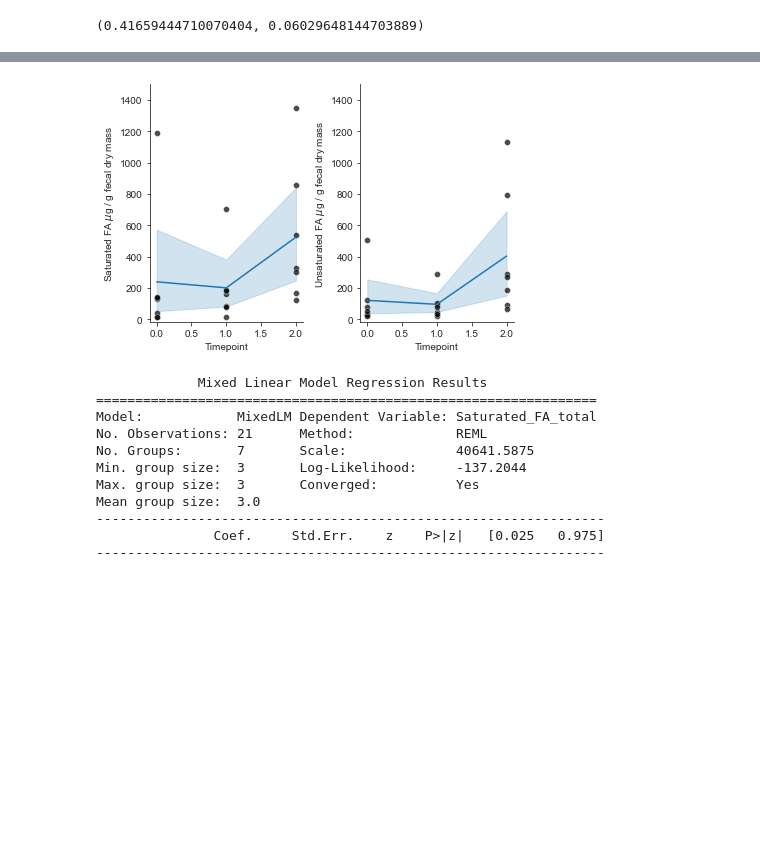
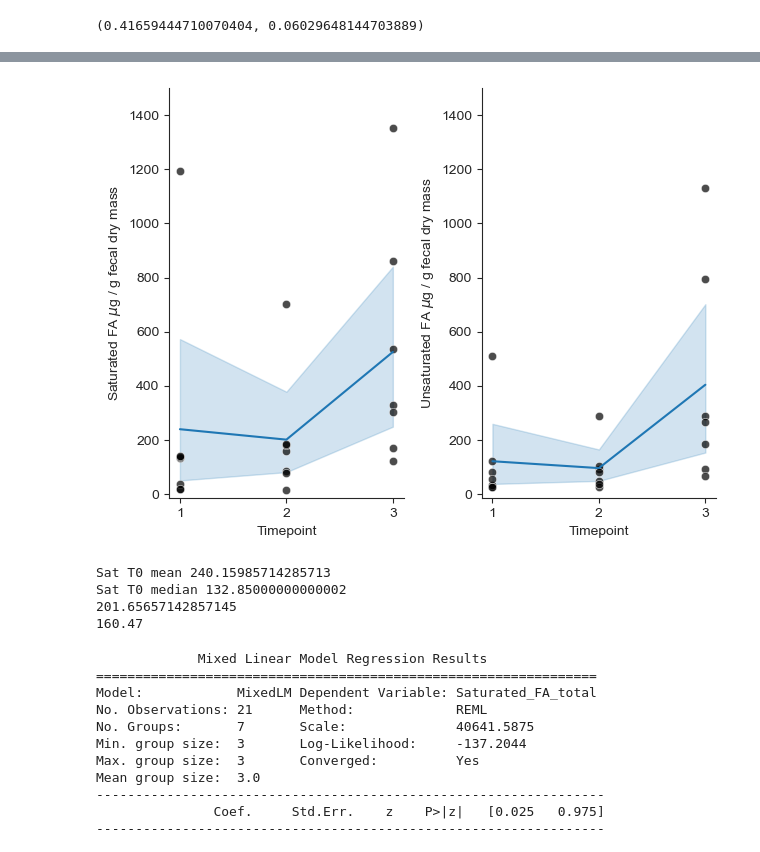
Before and after one commit to sterrettJD/Breastfed-Neonates, a Jupyter notebook: Metabolome.ipynb, the cells around one changed output, grey strips where cells are left out. Saved outputs shown, nothing was run; the diff lists cells and outputs as text; code cells hidden in the pictures; blank space fills up the shorter version.

Commit message:
fix timepoint x labs

```diff
--- a/Metabolome.ipynb
+++ b/Metabolome.ipynb
@@ -633,42 +667,56 @@ sns.scatterplot(y=metabo["Unsaturated FA total"],
 fig,axes = plt.subplots(nrows=1,ncols=2)
 
 sns.lineplot(y=metabo["Saturated FA total"],
-                 x=metadata["Timepoint"],
+                 x=metadata["Timepoint"]+1,
                  palette=["tab:blue"],
                  ax=axes[0])
 
 sns.scatterplot(y=metabo["Saturated FA total"],
-                   x=metadata["Timepoint"],
+                   x=metadata["Timepoint"]+1,
                    color=["black"], alpha=0.7,
                    ax=axes[0])
 
 
 
 sns.lineplot(y=metabo["Unsaturated FA total"],
-                 x=metadata["Timepoint"],
+                 x=metadata["Timepoint"]+1,
                  palette=["tab:blue"],
                  ax=axes[1])
 
 sns.scatterplot(y=metabo["Unsaturated FA total"],
-                   x=metadata["Timepoint"],
+                   x=metadata["Timepoint"]+1,
                    color=["black"], alpha=0.7,
                    ax=axes[1])
 
-axes[0].set(ylabel=r"Saturated FA $\mu$g / g fecal dry mass",
+axes[0].set(xticks=[1,2,3],
+            ylabel=r"Saturated FA $\mu$g / g fecal dry mass",
             ylim=(-15,1500))
-axes[1].set(ylabel=r"Unsaturated FA $\mu$g / g fecal dry mass",
+axes[1].set(xticks=[1,2,3],
+            ylabel=r"Unsaturated FA $\mu$g / g fecal dry mass",
             ylim=(-15,1500))
 
 axes[0].spines[["right", "top"]].set_visible(False)
 axes[1].spines[["right", "top"]].set_visible(False)
 
 plt.tight_layout()
 
 plt.savefig("Figures/Saturated_unsat_linescatter.png")
 plt.savefig("Figures/Saturated_unsat_linescatter.pdf")
 plt.show()
 # %% [output]
-[figure, old version]
+[figure, new version]
+# %%
+print("Sat T0 mean", metabo.loc[metadata["Timepoint"]==0, "Saturated FA total"].mean())
+print("Sat T0 median", metabo.loc[metadata["Timepoint"]==0, "Saturated FA total"].median())
+
+
+print(metabo.loc[metadata["Timepoint"]==1, "Saturated FA total"].mean())
+print(metabo.loc[metadata["Timepoint"]==1, "Saturated FA total"].median())
+# %% [output]
+Sat T0 mean 240.15985714285713
+Sat T0 median 132.85000000000002
+201.65657142857145
+160.47
 # %%
 sat_lme = pd.concat([metabo[["Saturated FA total", "Unsaturated FA total"]],
                      metadata[["Timepoint", "Participant"]]
```
Also changed, not shown: parts of 18 cells of this notebook.
